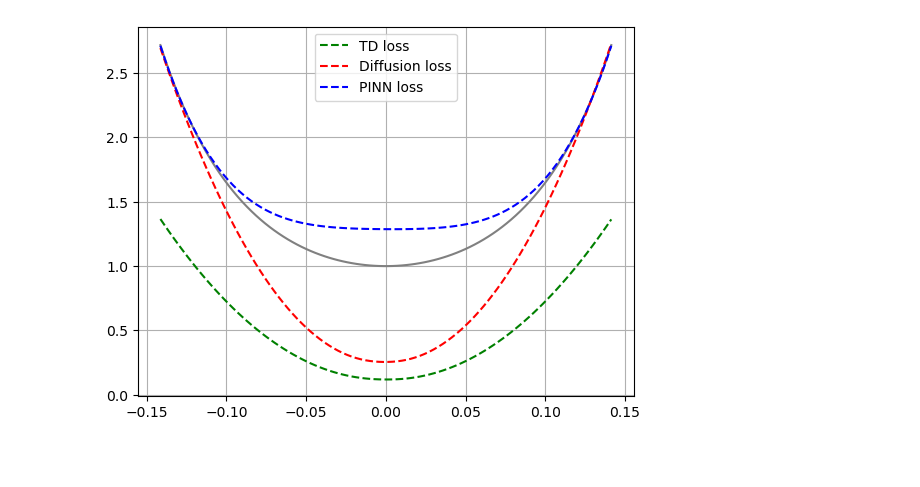
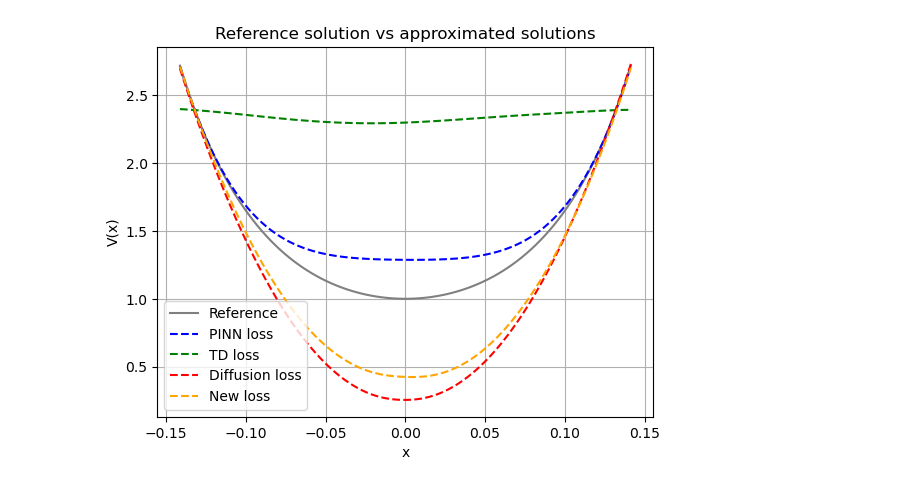
Before and after one commit to lucaspauker/path-space-PDE-solver, a Jupyter notebook: my_experiments/Aggregate.ipynb, the cells around one changed output. Saved outputs shown, nothing was run; the diff lists cells and outputs as text; code cells hidden in the pictures; blank space fills up the shorter version.

```diff
--- a/my_experiments/Aggregate.ipynb
+++ b/my_experiments/Aggregate.ipynb
@@ -28,29 +25,42 @@ The autoreload extension is already loaded. To reload it, use:
 # %%
-with open('../TD_Model_112922.pickle', 'rb') as f:
+with open('../TD_Model_Correct_TD_112922.pickle', 'rb') as f:
     model_td = pickle.load(f)
+with open('../TD_Model_delta_t_01_112922.pickle', 'rb') as f:
+    model_td_01 = pickle.load(f)
+with open('../TD_Model_delta_t_1_112922.pickle', 'rb') as f:
+    model_td_1 = pickle.load(f)
 # %%
 with open('../Diffusion_Model_112922.pickle', 'rb') as f:
     model_diff = pickle.load(f)
 # %%
 with open('../PINN_Model_112922.pickle', 'rb') as f:
     model_pinn = pickle.load(f)
+# %%
+with open('../New_Method_Working_113022.pickle', 'rb') as f:
+    model_new = pickle.load(f)
 # %%
 d = 50
 L = 220000
 print_every = 500
 delta_t = 0.001
 N = 20
 
 problem = ExponentialOnBallNonlinearSin(d=d)
 
 X = pt.cat([pt.linspace(-1 / np.sqrt(d), 1 / np.sqrt(d), 100).unsqueeze(1).repeat(1, d)], 1).to(device)
 
-plt.plot(X[:, 0].detach().cpu().numpy(), problem.v_true(X.detach()).squeeze().cpu().numpy(), color='gray')
-plt.plot(X[:, 0].detach().cpu().numpy(), model_td.V(X).detach().cpu().numpy()[:, 0], '--', color='green', label='TD loss')
+plt.plot(X[:, 0].detach().cpu().numpy(), problem.v_true(X.detach()).squeeze().cpu().numpy(), color='gray', label='Reference')
+plt.plot(X[:, 0].detach().cpu().numpy(), model_pinn.V(X).detach().cpu().numpy()[:, 0], '--', color='blue', label='PINN loss')
+plt.plot(X[:, 0].detach().cpu().numpy(), model_td_1.V(X).detach().cpu().numpy()[:, 0], '--', color='green', label='TD loss')
 plt.plot(X[:, 0].detach().cpu().numpy(), model_diff.V(X).detach().cpu().numpy()[:, 0], '--', color='red', label='Diffusion loss')
-plt.plot(X[:, 0].detach().cpu().numpy(), model_pinn.V(X).detach().cpu().numpy()[:, 0], '--', color='blue', label='PINN loss')
+plt.plot(X[:, 0].detach().cpu().numpy(), model_new.V(X).detach().cpu().numpy()[:, 0], '--', color='orange', label='New loss')
+
+plt.xlabel("x")
+plt.ylabel("V(x)")
+plt.title("Reference solution vs approximated solutions")
+
 plt.grid()
 plt.legend()
 plt.show()
 # %% [output]
-[figure, old version]
+[figure, new version]
```
Also changed, not shown: parts of 6 cells of this notebook, 1 other file.
